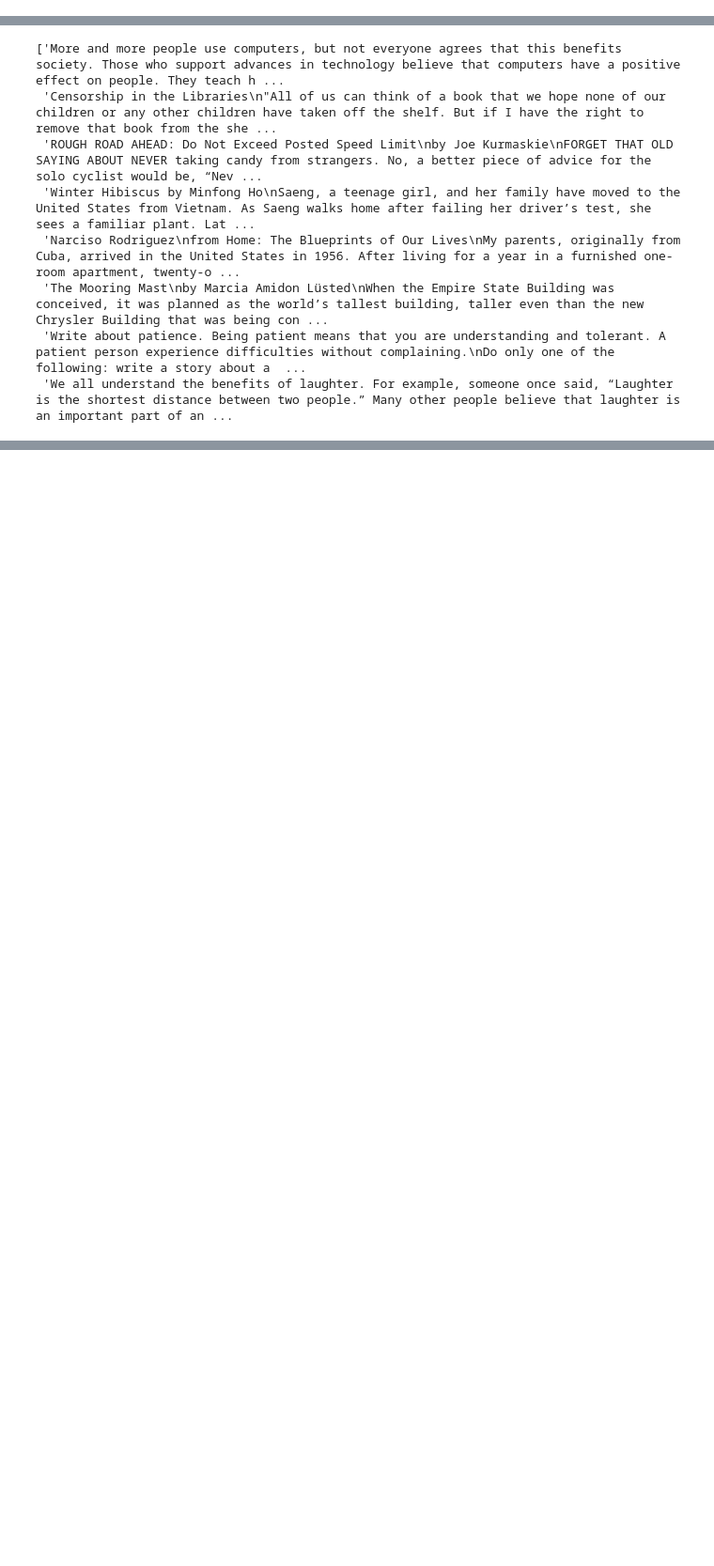
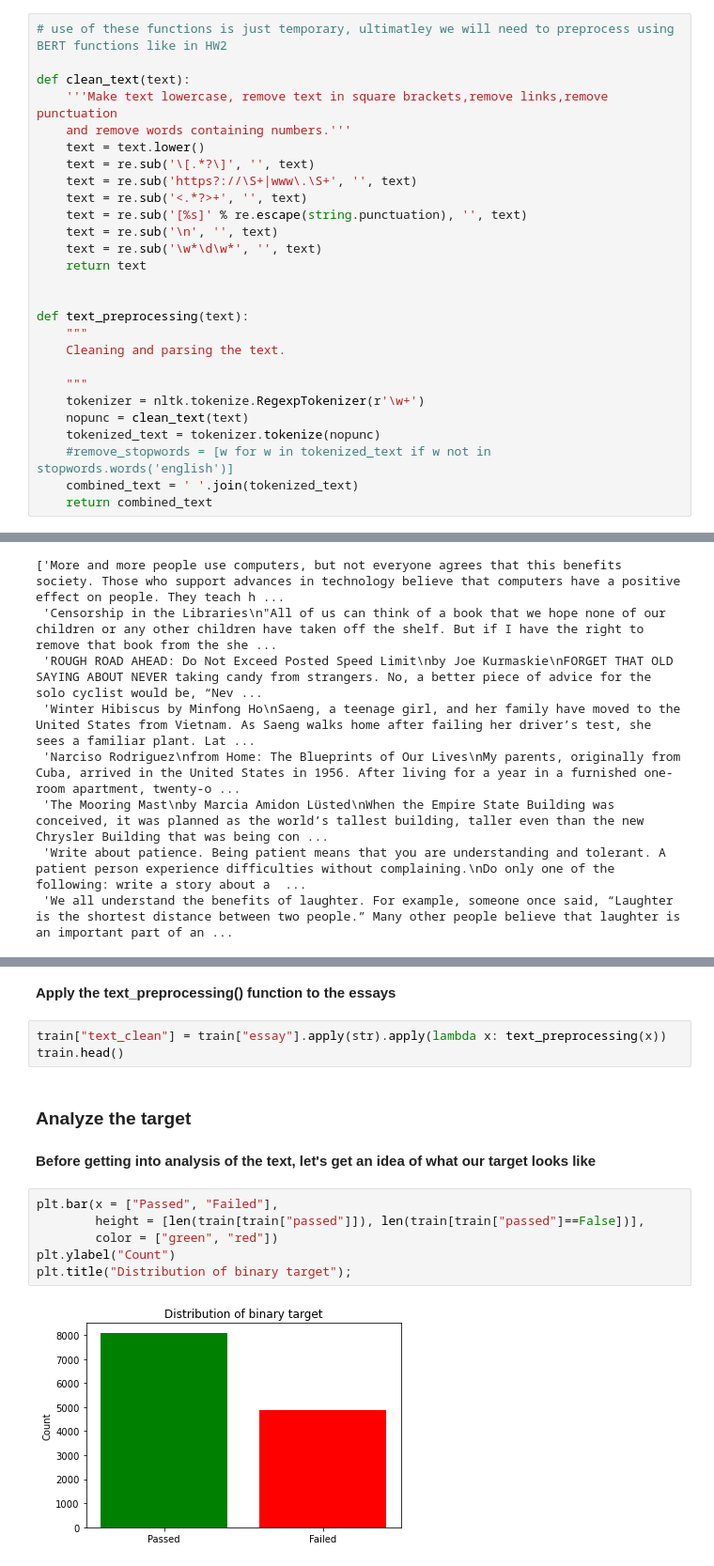
Before and after one commit to cbwright11/NLP-automated-essay-scoring, a Jupyter notebook: Essay EDA.ipynb, the cells around one changed output, grey strips where cells are left out. Shown: that part at 94% size. Drawn from its saved outputs; the diff is of its cells as text; blank space fills up the shorter version.

```diff
--- a/Essay EDA.ipynb
+++ b/Essay EDA.ipynb
@@ -20,0 +66,27 @@ import pandas as pd
+# %%
+# use of these functions is just temporary, ultimatley we will need to preprocess using BERT functions like in HW2
+
+def clean_text(text):
+    '''Make text lowercase, remove text in square brackets,remove links,remove punctuation
+    and remove words containing numbers.'''
+    text = text.lower()
+    text = re.sub('\[.*?\]', '', text)
+    text = re.sub('https?://\S+|www\.\S+', '', text)
+    text = re.sub('<.*?>+', '', text)
+    text = re.sub('[%s]' % re.escape(string.punctuation), '', text)
+    text = re.sub('\n', '', text)
+    text = re.sub('\w*\d\w*', '', text)
+    return text
+
+
+def text_preprocessing(text):
+    """
+    Cleaning and parsing the text.
+
+    """
+    tokenizer = nltk.tokenize.RegexpTokenizer(r'\w+')
+    nopunc = clean_text(text)
+    tokenized_text = tokenizer.tokenize(nopunc)
+    #remove_stopwords = [w for w in tokenized_text if w not in stopwords.words('english')]
+    combined_text = ' '.join(tokenized_text)
+    return combined_text
@@ -378,0 +455,17 @@ essay_prompts
+# %% [markdown]
+**Apply the text_preprocessing() function to the essays**
+# %%
+train["text_clean"] = train["essay"].apply(str).apply(lambda x: text_preprocessing(x))
+train.head()
+# %% [markdown]
+### Analyze the target
+# %% [markdown]
+**Before getting into analysis of the text, let's get an idea of what our target looks like**
+# %%
+plt.bar(x = ["Passed", "Failed"],
+        height = [len(train[train["passed"]]), len(train[train["passed"]==False])],
+        color = ["green", "red"])
+plt.ylabel("Count")
+plt.title("Distribution of binary target");
+# %% [output]
+[figure, added]
```
Also changed, not shown: parts of 34 cells of this notebook.
